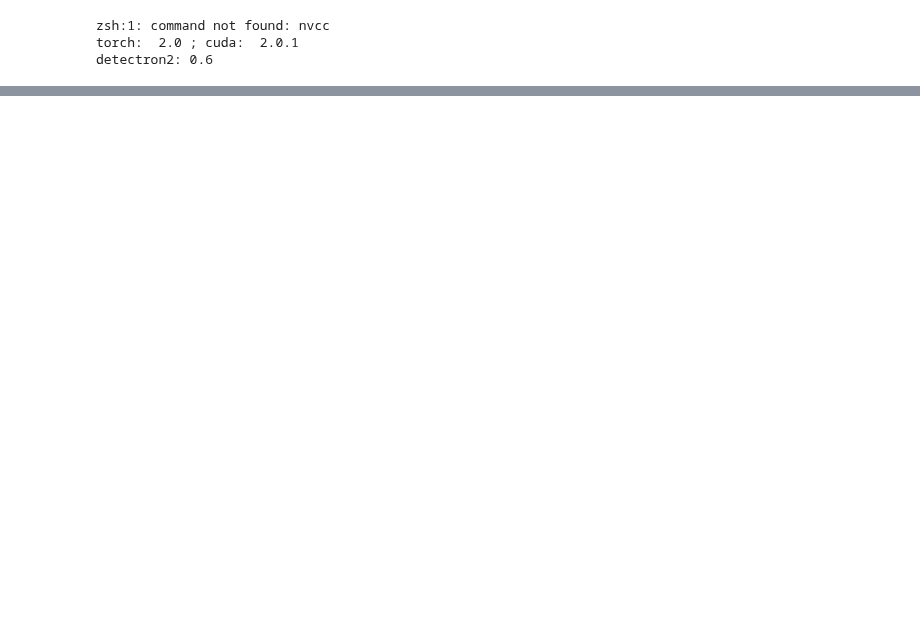
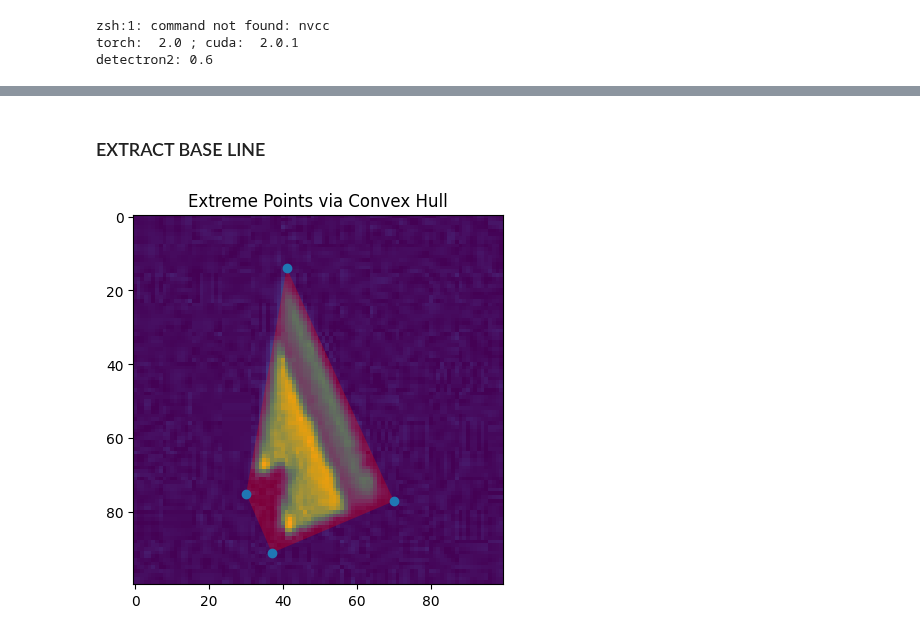
Before and after one commit to mainCSG/QuantumDotControl, a Jupyter notebook: autotuning/fine_tuning/src/visualize_training_data.ipynb, the cells around one changed output, grey strips where cells are left out. Cells and saved outputs as stored; diff of their text form; code cells hidden in the pictures; blank space fills up the shorter version.

```diff
--- a/autotuning/fine_tuning/src/visualize_training_data.ipynb
+++ b/autotuning/fine_tuning/src/visualize_training_data.ipynb
@@ -161,0 +185,55 @@ plt.show()
+# %% [markdown]
+### EXTRACT BASE LINE
+# %%
+# Combine x and y coordinates into a list of tuples
+points = list(zip(xs, ys))
+
+import scipy
+
+# Compute the convex hull of the points
+hull = scipy.spatial.ConvexHull(points)
+
+# Get the indices of the vertices forming the convex hull
+hull_indices = hull.vertices
+
+# Get the coordinates of the vertices forming the convex hull
+convex_hull_points = [points[i] for i in hull_indices]
+chull_points = np.array(convex_hull_points)
+
+def dist(p1, p2):
+    x1,y1 = p1
+    x2,y2 = p2
+
+    d = ((x2-x1)**2 + (y2-y1)**2)**0.5
+    return d
+
+def slope(p1, p2):
+    x1,y1 = p1
+    x2,y2 = p2
+
+    m = (y2-y1)/(x2-x1)
+    return m
+
+xs, ys = chull_points[:,0],chull_points[:,1]
+points = list(zip(xs,ys))
+
+
+corners_dict = {}
+for i in range(len(points)+1):
+    index1, index2 = i % len(points), (i+1) % len(points)
+    p1, p2 = points[i % len(points)], points[(i+1) % len(points)]
+    d = dist(p1,p2)
+    m = slope(p1,p2)
+    corners_dict[(index1,index2)] = {'dist': d, 'slope': m}
+
+corners_dict_sorted = dict(sorted(corners_dict.items(), key=lambda item: item[1]['dist']))
+
+min_dist = corners_dict_sorted[list(corners_dict_sorted.keys())[0]]['dist']
+max_dist = corners_dict_sorted[list(corners_dict_sorted.keys())[-1]]['dist']
+plt.imshow(img)
+plt.fill(xs, ys, 'r-', alpha=0.3)  # Connect the last point to the first to close the polygon
+plt.scatter(xs ,ys)
+plt.title("Extreme Points via Convex Hull")
+plt.show()
+# %% [output]
+[figure, added]
```
Also changed, not shown: parts of 6 cells of this notebook, 2 other files.
